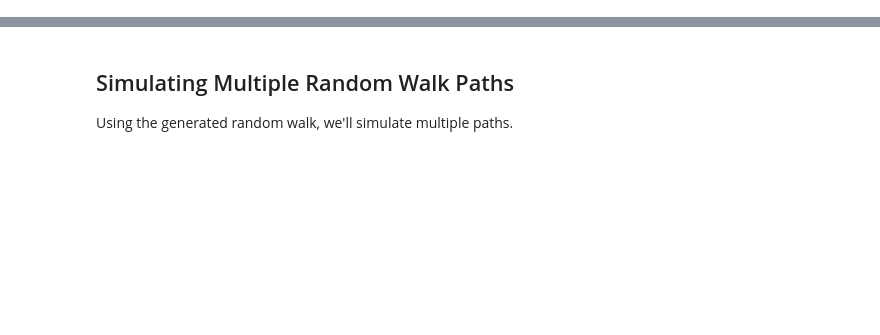
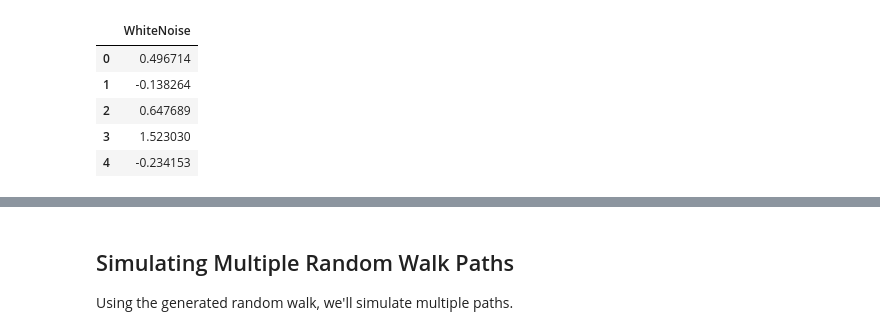
Before and after one commit to ignaciopericet/White-Noise-Analysis, a Jupyter notebook: Random_Walk.ipynb, the cells around one changed output, grey strips where cells are left out. Saved outputs shown, nothing was run; the diff lists cells and outputs as text; code cells hidden in the pictures; blank space fills up the shorter version.

```diff
--- a/Random_Walk.ipynb
+++ b/Random_Walk.ipynb
@@ -15 +34,14 @@ CONFIDENCE_LEVEL = 0.95
+# %%
+import pandas as pd
+
+# Load the data
+data = pd.read_csv('data/white_noise_data.csv')
+data.head()
+# %% [output]
+|  | WhiteNoise |
+| 0 | 0.496714 |
+| 1 | -0.138264 |
+| 2 | 0.647689 |
+| 3 | 1.523030 |
+| 4 | -0.234153 |
 # %% [markdown]
```
Also changed, not shown: parts of 31 cells of this notebook, 2 other files.
